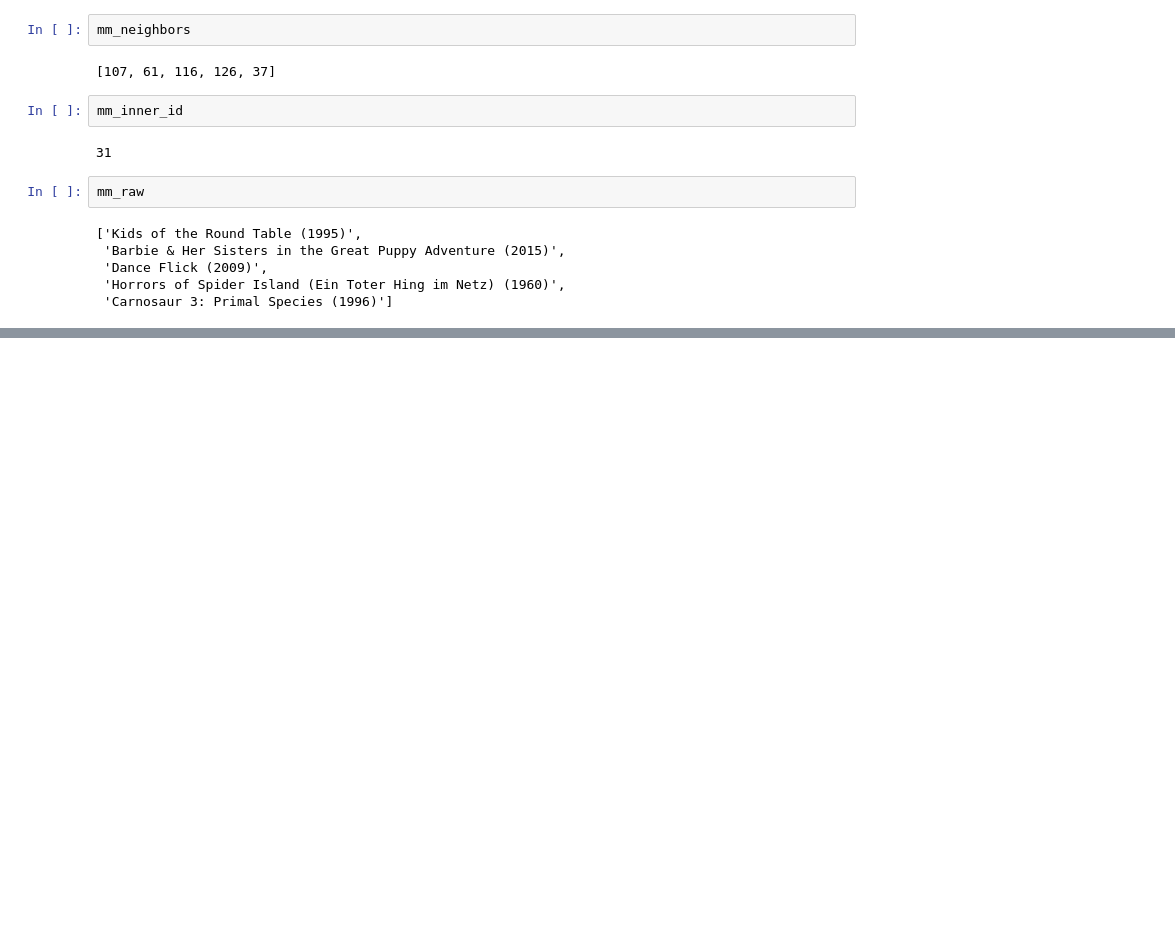
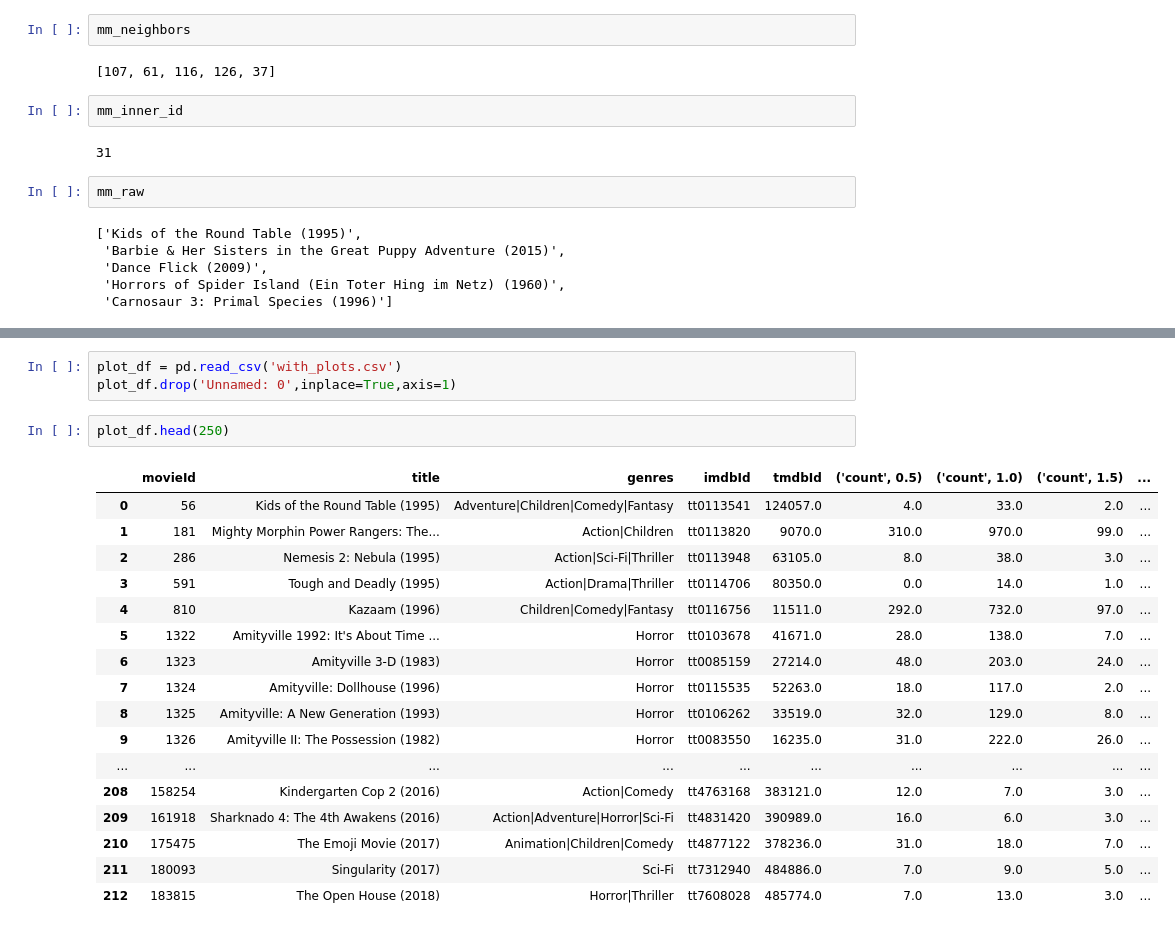
Before and after one commit to jmcneilkeller/Good_Bad_Movies, a Jupyter notebook: Implementation.ipynb, the cells around one changed output, grey strips where cells are left out. Cells and saved outputs as stored; diff of their text form; blank space fills up the shorter version.

```diff
--- a/Implementation.ipynb
+++ b/Implementation.ipynb
@@ -149,0 +361,23 @@ mm_raw
+# %%
+plot_df = pd.read_csv('with_plots.csv')
+plot_df.drop('Unnamed: 0',inplace=True,axis=1)
+# %%
+plot_df.head(250)
+# %% [output]
+|  | movieId | title | genres | imdbId | tmdbId | ('count', 0.5) | ('count', 1.0) | ('count', 1.5) | ... |
+| 0 | 56 | Kids of the Round Table (1995) | Adventure|Children|Comedy|Fantasy | tt0113541 | 124057.0 | 4.0 | 33.0 | 2.0 | ... |
+| 1 | 181 | Mighty Morphin Power Rangers: The... | Action|Children | tt0113820 | 9070.0 | 310.0 | 970.0 | 99.0 | ... |
+| 2 | 286 | Nemesis 2: Nebula (1995) | Action|Sci-Fi|Thriller | tt0113948 | 63105.0 | 8.0 | 38.0 | 3.0 | ... |
+| 3 | 591 | Tough and Deadly (1995) | Action|Drama|Thriller | tt0114706 | 80350.0 | 0.0 | 14.0 | 1.0 | ... |
+| 4 | 810 | Kazaam (1996) | Children|Comedy|Fantasy | tt0116756 | 11511.0 | 292.0 | 732.0 | 97.0 | ... |
+| 5 | 1322 | Amityville 1992: It's About Time ... | Horror | tt0103678 | 41671.0 | 28.0 | 138.0 | 7.0 | ... |
+| 6 | 1323 | Amityville 3-D (1983) | Horror | tt0085159 | 27214.0 | 48.0 | 203.0 | 24.0 | ... |
+| 7 | 1324 | Amityville: Dollhouse (1996) | Horror | tt0115535 | 52263.0 | 18.0 | 117.0 | 2.0 | ... |
+| 8 | 1325 | Amityville: A New Generation (1993) | Horror | tt0106262 | 33519.0 | 32.0 | 129.0 | 8.0 | ... |
+| 9 | 1326 | Amityville II: The Possession (1982) | Horror | tt0083550 | 16235.0 | 31.0 | 222.0 | 26.0 | ... |
+| ... | ... | ... | ... | ... | ... | ... | ... | ... | ... |
+| 208 | 158254 | Kindergarten Cop 2 (2016) | Action|Comedy | tt4763168 | 383121.0 | 12.0 | 7.0 | 3.0 | ... |
+| 209 | 161918 | Sharknado 4: The 4th Awakens (2016) | Action|Adventure|Horror|Sci-Fi | tt4831420 | 390989.0 | 16.0 | 6.0 | 3.0 | ... |
+| 210 | 175475 | The Emoji Movie (2017) | Animation|Children|Comedy | tt4877122 | 378236.0 | 31.0 | 18.0 | 7.0 | ... |
+| 211 | 180093 | Singularity (2017) | Sci-Fi | tt7312940 | 484886.0 | 7.0 | 9.0 | 5.0 | ... |
+| 212 | 183815 | The Open House (2018) | Horror|Thriller | tt7608028 | 485774.0 | 7.0 | 13.0 | 3.0 | ... |
```
Also changed, not shown: parts of 26 cells of this notebook, 2 other files.
